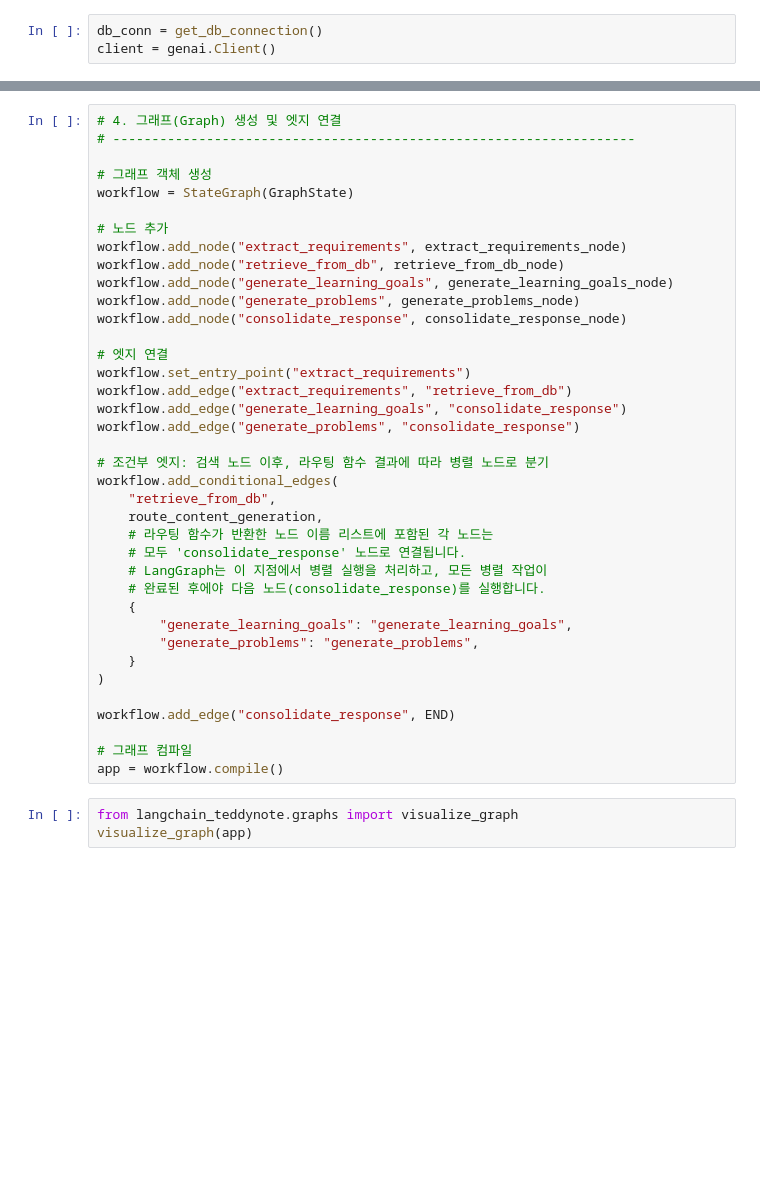
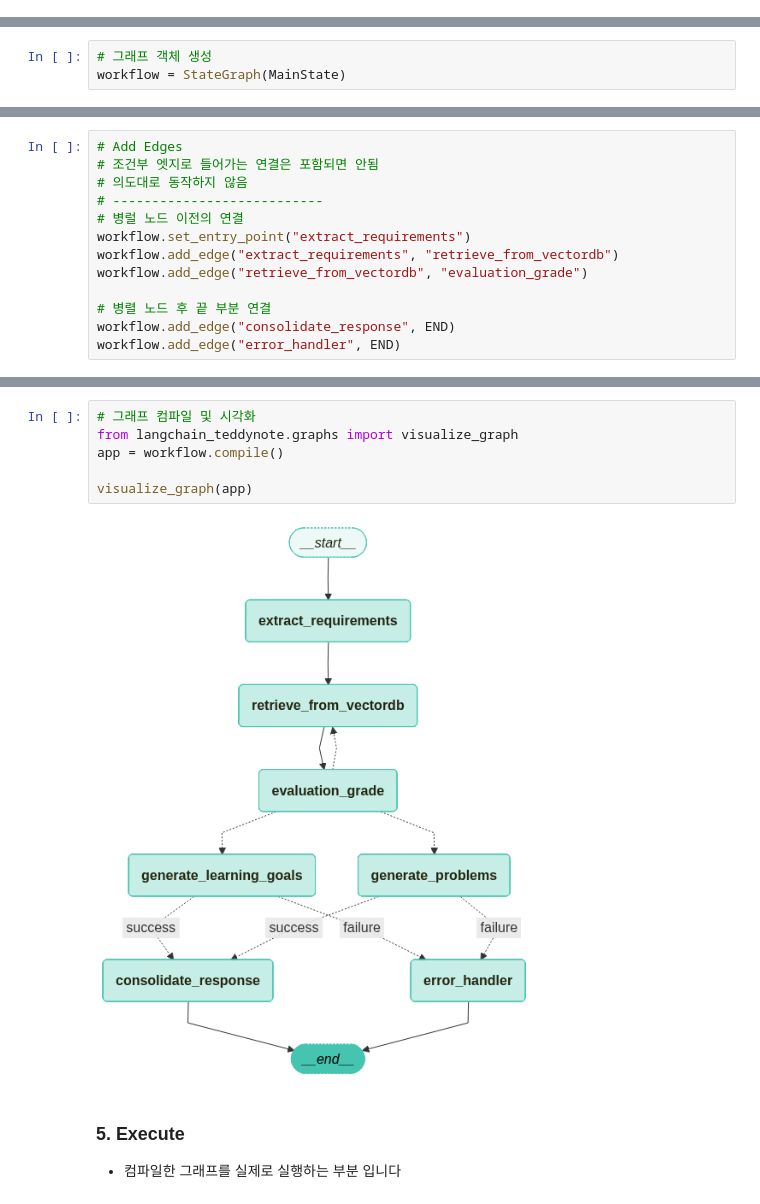
Before and after one commit to cheongfish/Study-Agent, a Jupyter notebook: Demo/LangGraph-RAG-Demo/Snipets.ipynb, the cells around one changed output, grey strips where cells are left out. Cells and saved outputs as stored; diff of their text form; blank space fills up the shorter version.

```diff
--- a/Demo/LangGraph-RAG-Demo/Snipets.ipynb
+++ b/Demo/LangGraph-RAG-Demo/Snipets.ipynb
@@ -74,3 +69,0 @@ class GraphState(TypedDict):
-# %%
-db_conn = get_db_connection()
-client = genai.Client()
@@ -244,0 +379,3 @@ def route_content_generation(state: GraphState) -> List[str]:
+# %%
+# 그래프 객체 생성
+workflow = StateGraph(MainState)
@@ -244,0 +393,13 @@ def route_content_generation(state: GraphState) -> List[str]:
+# %%
+# Add Edges
+# 조건부 엣지로 들어가는 연결은 포함되면 안됨
+# 의도대로 동작하지 않음
+# ---------------------------
+# 병럴 노드 이전의 연결
+workflow.set_entry_point("extract_requirements")
+workflow.add_edge("extract_requirements", "retrieve_from_vectordb")
+workflow.add_edge("retrieve_from_vectordb", "evaluation_grade")
+
+# 병렬 노드 후 끝 부분 연결
+workflow.add_edge("consolidate_response", END)
+workflow.add_edge("error_handler", END)
@@ -245,41 +442,11 @@ def route_content_generation(state: GraphState) -> List[str]:
 # %%
-# 4. 그래프(Graph) 생성 및 엣지 연결
-# -------------------------------------------------------------------
+# 그래프 컴파일 및 시각화
+from langchain_teddynote.graphs import visualize_graph
+app = workflow.compile()
 
-# 그래프 객체 생성
-workflow = StateGraph(GraphState)
-
-# 노드 추가
-workflow.add_node("extract_requirements", extract_requirements_node)
-workflow.add_node("retrieve_from_db", retrieve_from_db_node)
-workflow.add_node("generate_learning_goals", generate_learning_goals_node)
-workflow.add_node("generate_problems", generate_problems_node)
-workflow.add_node("consolidate_response", consolidate_response_node)
-
-# 엣지 연결
-workflow.set_entry_point("extract_requirements")
-workflow.add_edge("extract_requirements", "retrieve_from_db")
-workflow.add_edge("generate_learning_goals", "consolidate_response")
-workflow.add_edge("generate_problems", "consolidate_response")
-
-# 조건부 엣지: 검색 노드 이후, 라우팅 함수 결과에 따라 병렬 노드로 분기
-workflow.add_conditional_edges(
-    "retrieve_from_db",
-    route_content_generation,
-    # 라우팅 함수가 반환한 노드 이름 리스트에 포함된 각 노드는
-    # 모두 'consolidate_response' 노드로 연결됩니다.
-    # LangGraph는 이 지점에서 병렬 실행을 처리하고, 모든 병렬 작업이
-    # 완료된 후에야 다음 노드(consolidate_response)를 실행합니다.
-    {
-        "generate_learning_goals": "generate_learning_goals",
-        "generate_problems": "generate_problems",
-    }
-)
-
-workflow.add_edge("consolidate_response", END)
-
-# 그래프 컴파일
-app = workflow.compile()
+visualize_graph(app)
+# %% [output]
+[figure, added]
-# %%
-from langchain_teddynote.graphs import visualize_graph
-visualize_graph(app)
+# %% [markdown]
+### 5. Execute
+* 컴파일한 그래프를 실제로 실행하는 부분 입니다
```
Also changed, not shown: parts of 21 cells of this notebook, 3 other files.
